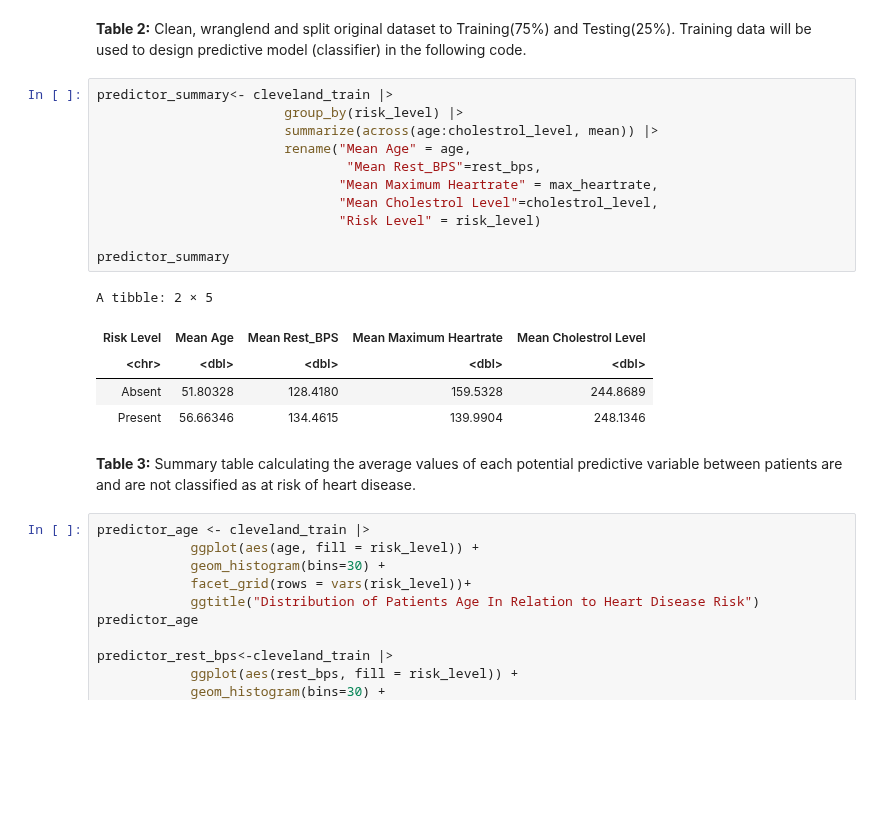
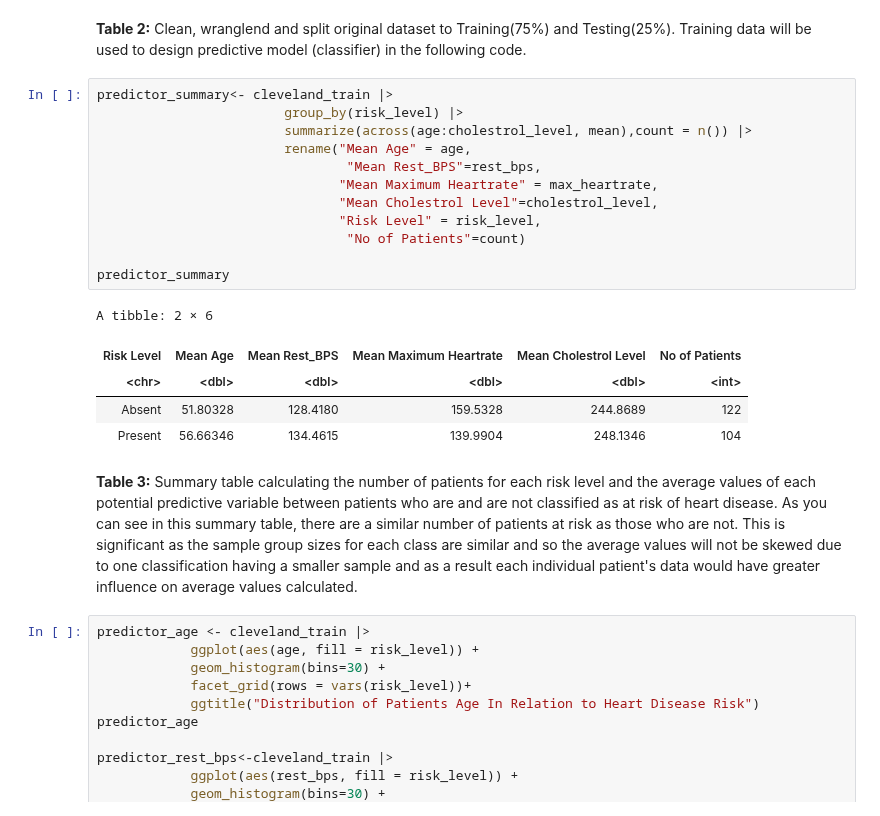
Before and after one commit to samdang03/DSCI-100_2022w2-Group-006, a Jupyter notebook: DCSI100-Final Project Report.ipynb, the cells around one changed output. Saved outputs shown, nothing was run; the diff lists cells and outputs as text; blank space fills up the shorter version.

Commit message:
Added to summary table and exploratory visuals

```diff
--- a/DCSI100-Final Project Report.ipynb
+++ b/DCSI100-Final Project Report.ipynb
@@ -145,22 +145,23 @@ A tibble: 76 × 5
 # %%
 predictor_summary<- cleveland_train |>
                         group_by(risk_level) |>
-                        summarize(across(age:cholestrol_level, mean)) |>
+                        summarize(across(age:cholestrol_level, mean),count = n()) |>
                         rename("Mean Age" = age,
                                 "Mean Rest_BPS"=rest_bps,
                                "Mean Maximum Heartrate" = max_heartrate,
                                "Mean Cholestrol Level"=cholestrol_level,
-                               "Risk Level" = risk_level)
+                               "Risk Level" = risk_level,
+                                "No of Patients"=count)
 
 predictor_summary
 # %% [output]
-A tibble: 2 × 5
+A tibble: 2 × 6
-| Risk Level | Mean Age | Mean Rest_BPS | Mean Maximum Heartrate | Mean Cholestrol Level |
-| <chr> | <dbl> | <dbl> | <dbl> | <dbl> |
-| Absent | 51.80328 | 128.4180 | 159.5328 | 244.8689 |
-| Present | 56.66346 | 134.4615 | 139.9904 | 248.1346 |
+| Risk Level | Mean Age | Mean Rest_BPS | Mean Maximum Heartrate | Mean Cholestrol Level | No of Patients |
+| <chr> | <dbl> | <dbl> | <dbl> | <dbl> | <int> |
+| Absent | 51.80328 | 128.4180 | 159.5328 | 244.8689 | 122 |
+| Present | 56.66346 | 134.4615 | 139.9904 | 248.1346 | 104 |
 # %% [markdown]
-**Table 3:** Summary table calculating the average values of each potential predictive variable between patients are and are not classified as at risk of heart disease.
+**Table 3:** Summary table calculating the number of patients for each risk level and the average values of each potential predictive variable between patients who are and are not classified as at risk of heart disease. As you can see in this summary table, there are a similar number of patients at risk as those who are not. This is significant as the sample group sizes for each class are similar and so the average values will not be skewed due to one classification having a smaller sample and as a result each individual patient's data would have greater influence on average values calculated.
 # %%
 predictor_age <- cleveland_train |>
             ggplot(aes(age, fill = risk_level)) +
```
Also changed, not shown: parts of 5 cells of this notebook.
